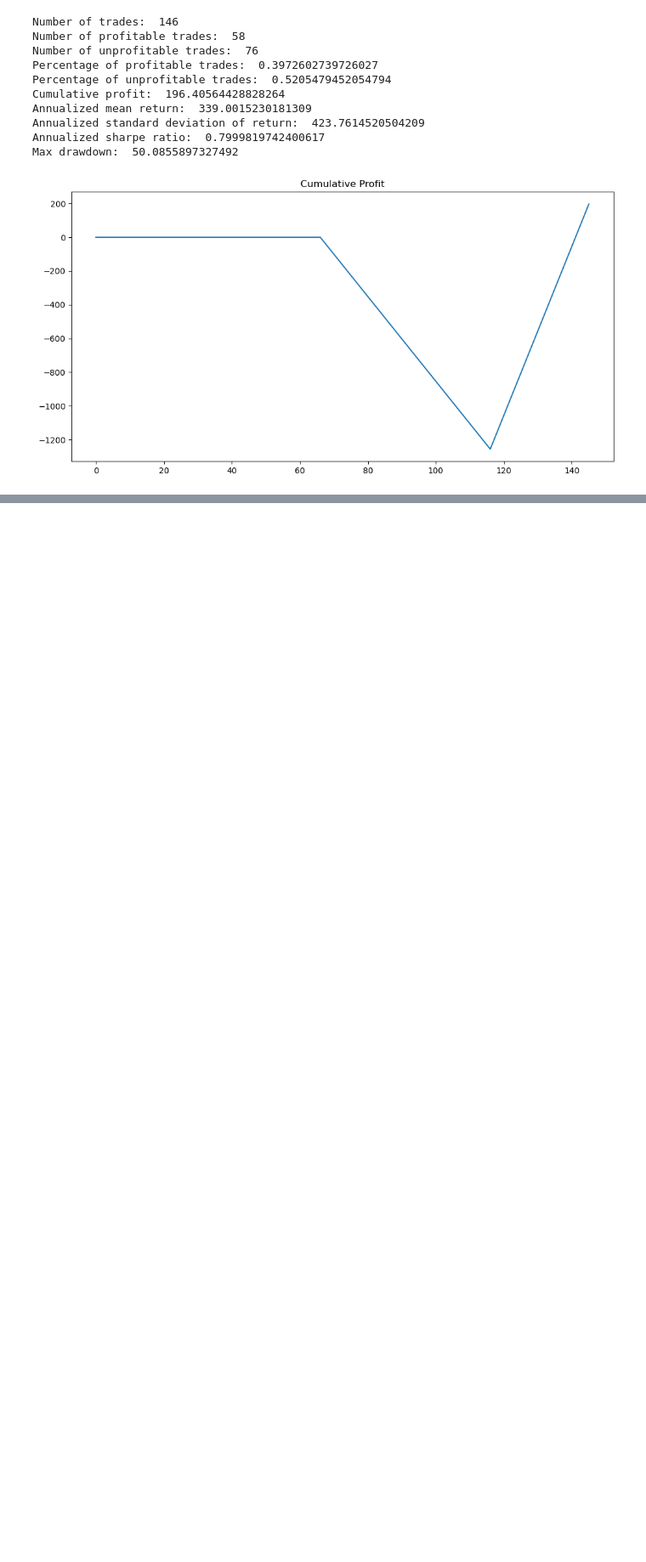
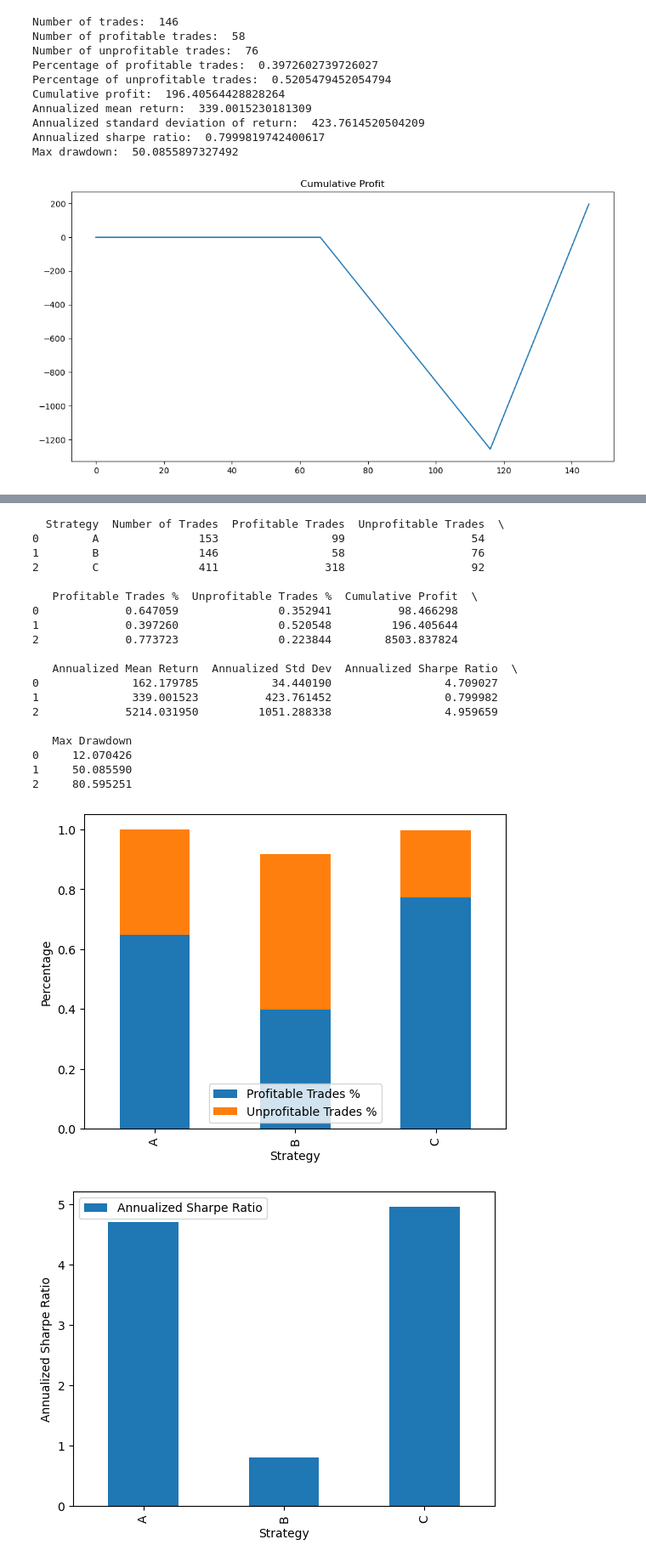
Before and after one commit to yuxiny1/Pairs_trading_Linear_regression, a Jupyter notebook: Pairs_Trading_Linear_regression.ipynb, the cells around one changed output, grey strips where cells are left out. Shown at 85% size. Drawn from its saved outputs; the diff is of its cells as text; code cells hidden in the pictures; blank space fills up the shorter version.

```diff
--- a/Pairs_Trading_Linear_regression.ipynb
+++ b/Pairs_Trading_Linear_regression.ipynb
@@ -1099,3 +1069,65 @@ Max drawdown:  50.0855897327492
 # print(buy)
 # print(sell.shape)
 # print(sell)
+# %%
+import pandas as pd
+import matplotlib.pyplot as plt
+import seaborn as sns
+
+# Create a dictionary containing the data
+data = {
+    'Strategy': ['A', 'B', 'C'],
+    'Number of Trades': [153, 146, 411],
+    'Profitable Trades': [99, 58, 318],
+    'Unprofitable Trades': [54, 76, 92],
+    'Profitable Trades %': [0.6470588235294118, 0.3972602739726027, 0.7737226277372263],
+    'Unprofitable Trades %': [0.35294117647058826, 0.5205479452054794, 0.22384428223844283],
+    'Cumulative Profit': [98.4662980000002, 196.40564428828264, 8503.837823593785],
+    'Annualized Mean Return': [162.1797849411768, 339.0015230181309, 5214.031950232678],
+    'Annualized Std Dev': [34.44018992035602, 423.7614520504209, 1051.2883383828148],
+    'Annualized Sharpe Ratio': [4.709027020937529, 0.7999819742400617, 4.959659267459741],
+    'Max Drawdown': [12.070425999999998, 50.0855897327492, 80.59525131274482],
+}
+
+# Create a DataFrame from the dictionary
+df = pd.DataFrame(data)
+
+# Print the DataFrame
+print(df)
+
+# Plot a bar chart to visualize the percentage of profitable and unprofitable trades for each strategy
+ax = df[['Strategy', 'Profitable Trades %', 'Unprofitable Trades %']].plot.bar(x='Strategy', stacked=True)
+ax.set_ylabel('Percentage')
+plt.show()
+
+# Plot a bar chart to visualize the annualized Sharpe ratio for each strategy
+ax = df[['Strategy', 'Annualized Sharpe Ratio']].plot.bar(x='Strategy')
+ax.set_ylabel('Annualized Sharpe Ratio')
+plt.show()
+
+# Plot a bar chart to visualize the max drawdown for each strategy
+ax = df[['Strategy', 'Max Drawdown']].plot.bar(x='Strategy')
+ax.set_ylabel('Max Drawdown')
+plt.show()
+# %% [output]
+  Strategy  Number of Trades  Profitable Trades  Unprofitable Trades  \
+0        A               153                 99                   54
+1        B               146                 58                   76
+2        C               411                318                   92
+
+   Profitable Trades %  Unprofitable Trades %  Cumulative Profit  \
+0             0.647059               0.352941          98.466298
+1             0.397260               0.520548         196.405644
+2             0.773723               0.223844        8503.837824
+
+   Annualized Mean Return  Annualized Std Dev  Annualized Sharpe Ratio  \
+0              162.179785           34.440190                 4.709027
+1              339.001523          423.761452                 0.799982
+2             5214.031950         1051.288338                 4.959659
+
+   Max Drawdown
+0     12.070426
+1     50.085590
+2     80.595251
+[figure, added]
+[figure, added]
```
Also changed, not shown: parts of 23 cells of this notebook, 1 other file.
